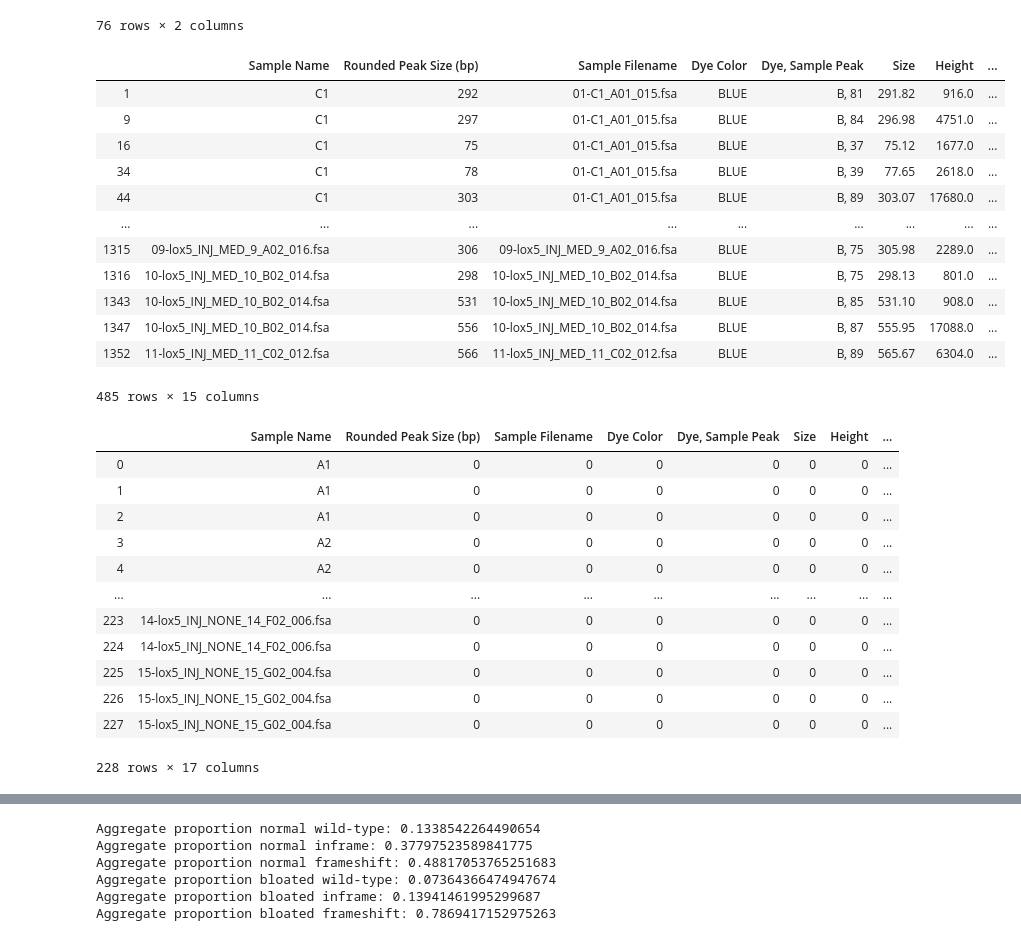
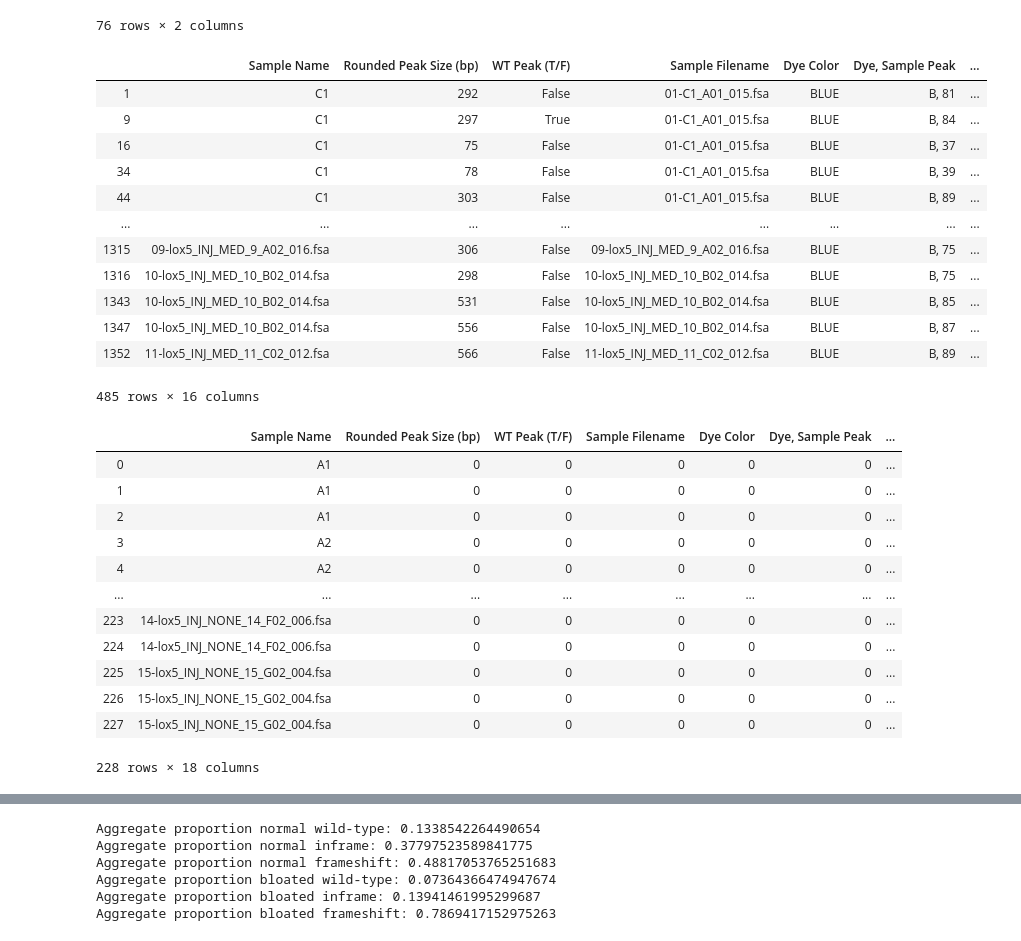
Before and after one commit to davetlee-home/GenoPy, a Jupyter notebook: GenoPy.ipynb, the cells around one changed output, grey strips where cells are left out. Drawn from its saved outputs; the diff is of its cells as text; code cells hidden in the pictures.

```diff
--- a/GenoPy.ipynb
+++ b/GenoPy.ipynb
@@ -99,43 +99,43 @@ all_exported_data.insert(1, "Rounded Peak Size (bp)", all_exported_data["Size"].
 # %%
 #Isolate peaks given set constraints on minimum peak height and minimum bp
 min_bp = 50
 min_height = 750
 
 all_exported_data = all_exported_data[all_exported_data["Rounded Peak Size (bp)"] >= min_bp]
 all_exported_data = all_exported_data[all_exported_data["Height"] >= min_height]
 
 # COMMENTED OUT IN THIS NOTEBOOK
-#wt_peak_bp_1 = 296
-#wt_peak_bp_2 = 297
+wt_peak_bp_1 = None
+wt_peak_bp_2 = 297
 
-#all_exported_data.insert(2, "WT Peak (T/F)", all_exported_data["Rounded Peak Size (bp)"].apply(lambda size : size in (wt_peak_bp_1, wt_peak_bp_2)))
+all_exported_data.insert(2, "WT Peak (T/F)", all_exported_data["Rounded Peak Size (bp)"].apply(lambda size : size in (wt_peak_bp_1, wt_peak_bp_2)))
 
 #spurious_peaks = all_exported_data
 #spurious_peaks.insert(0, "Spurious Peak", spurious_peaks["Rounded Peak Size (bp)"].apply(lambda size : size in (185, 223, 245, 246, 247)))
 #spurious_peaks.insert(0, "Spurious Peak", spurious_peaks["Rounded Peak Size (bp)"].apply(lambda size : size in (185, 223, 245, 246, 247)))
 
 #TODO: Cleanup for succintness
 #REMOVE SPURIOUS PEAKS (BP DETERMINED BY MANUAL REVIEW)
 all_exported_data = all_exported_data[all_exported_data["Rounded Peak Size (bp)"] != 195]
 all_exported_data = all_exported_data[all_exported_data["Rounded Peak Size (bp)"] != 223]
 all_exported_data = all_exported_data[all_exported_data["Rounded Peak Size (bp)"] != 245]
 all_exported_data = all_exported_data[all_exported_data["Rounded Peak Size (bp)"] != 246]
 all_exported_data = all_exported_data[all_exported_data["Rounded Peak Size (bp)"] != 247]
 all_exported_data
 # %% [output]
-|  | Sample Name | Rounded Peak Size (bp) | Sample Filename | Dye Color | Dye, Sample Peak | Size | Height | ... |
-| 1 | C1 | 292 | 01-C1_A01_015.fsa | BLUE | B, 81 | 291.82 | 916.0 | ... |
-| 9 | C1 | 297 | 01-C1_A01_015.fsa | BLUE | B, 84 | 296.98 | 4751.0 | ... |
-| 16 | C1 | 75 | 01-C1_A01_015.fsa | BLUE | B, 37 | 75.12 | 1677.0 | ... |
-| 34 | C1 | 78 | 01-C1_A01_015.fsa | BLUE | B, 39 | 77.65 | 2618.0 | ... |
-| 44 | C1 | 303 | 01-C1_A01_015.fsa | BLUE | B, 89 | 303.07 | 17680.0 | ... |
-| ... | ... | ... | ... | ... | ... | ... | ... | ... |
-| 1315 | 09-lox5_INJ_MED_9_A02_016.fsa | 306 | 09-lox5_INJ_MED_9_A02_016.fsa | BLUE | B, 75 | 305.98 | 2289.0 | ... |
-| 1316 | 10-lox5_INJ_MED_10_B02_014.fsa | 298 | 10-lox5_INJ_MED_10_B02_014.fsa | BLUE | B, 75 | 298.13 | 801.0 | ... |
-| 1343 | 10-lox5_INJ_MED_10_B02_014.fsa | 531 | 10-lox5_INJ_MED_10_B02_014.fsa | BLUE | B, 85 | 531.10 | 908.0 | ... |
-| 1347 | 10-lox5_INJ_MED_10_B02_014.fsa | 556 | 10-lox5_INJ_MED_10_B02_014.fsa | BLUE | B, 87 | 555.95 | 17088.0 | ... |
-| 1352 | 11-lox5_INJ_MED_11_C02_012.fsa | 566 | 11-lox5_INJ_MED_11_C02_012.fsa | BLUE | B, 89 | 565.67 | 6304.0 | ... |
+|  | Sample Name | Rounded Peak Size (bp) | WT Peak (T/F) | Sample Filename | Dye Color | Dye, Sample Peak | ... |
+| 1 | C1 | 292 | False | 01-C1_A01_015.fsa | BLUE | B, 81 | ... |
+| 9 | C1 | 297 | True | 01-C1_A01_015.fsa | BLUE | B, 84 | ... |
+| 16 | C1 | 75 | False | 01-C1_A01_015.fsa | BLUE | B, 37 | ... |
+| 34 | C1 | 78 | False | 01-C1_A01_015.fsa | BLUE | B, 39 | ... |
+| 44 | C1 | 303 | False | 01-C1_A01_015.fsa | BLUE | B, 89 | ... |
+| ... | ... | ... | ... | ... | ... | ... | ... |
+| 1315 | 09-lox5_INJ_MED_9_A02_016.fsa | 306 | False | 09-lox5_INJ_MED_9_A02_016.fsa | BLUE | B, 75 | ... |
+| 1316 | 10-lox5_INJ_MED_10_B02_014.fsa | 298 | False | 10-lox5_INJ_MED_10_B02_014.fsa | BLUE | B, 75 | ... |
+| 1343 | 10-lox5_INJ_MED_10_B02_014.fsa | 531 | False | 10-lox5_INJ_MED_10_B02_014.fsa | BLUE | B, 85 | ... |
+| 1347 | 10-lox5_INJ_MED_10_B02_014.fsa | 556 | False | 10-lox5_INJ_MED_10_B02_014.fsa | BLUE | B, 87 | ... |
+| 1352 | 11-lox5_INJ_MED_11_C02_012.fsa | 566 | False | 11-lox5_INJ_MED_11_C02_012.fsa | BLUE | B, 89 | ... |
-485 rows × 15 columns
+485 rows × 16 columns
 # %%
 # CREATE A DATAFRAME OF ALL 0'S FOR APPENDING TO ACTUAL DATA TO ENSURE GROUPY PRESERVES ALL THREE ALLELE TYPES
 
@@ -152,19 +152,19 @@ for idx in np.arange(0, 3):
 zero_filler_data = zero_filler_data.merge(batch_0AC_phenotype_metadata, left_on = "Sample Name", right_on = "Sample Name")
 zero_filler_data
 # %% [output]
-|  | Sample Name | Rounded Peak Size (bp) | Sample Filename | Dye Color | Dye, Sample Peak | Size | Height | ... |
-| 0 | A1 | 0 | 0 | 0 | 0 | 0 | 0 | ... |
-| 1 | A1 | 0 | 0 | 0 | 0 | 0 | 0 | ... |
-| 2 | A1 | 0 | 0 | 0 | 0 | 0 | 0 | ... |
-| 3 | A2 | 0 | 0 | 0 | 0 | 0 | 0 | ... |
-| 4 | A2 | 0 | 0 | 0 | 0 | 0 | 0 | ... |
-| ... | ... | ... | ... | ... | ... | ... | ... | ... |
-| 223 | 14-lox5_INJ_NONE_14_F02_006.fsa | 0 | 0 | 0 | 0 | 0 | 0 | ... |
-| 224 | 14-lox5_INJ_NONE_14_F02_006.fsa | 0 | 0 | 0 | 0 | 0 | 0 | ... |
-| 225 | 15-lox5_INJ_NONE_15_G02_004.fsa | 0 | 0 | 0 | 0 | 0 | 0 | ... |
-| 226 | 15-lox5_INJ_NONE_15_G02_004.fsa | 0 | 0 | 0 | 0 | 0 | 0 | ... |
-| 227 | 15-lox5_INJ_NONE_15_G02_004.fsa | 0 | 0 | 0 | 0 | 0 | 0 | ... |
+|  | Sample Name | Rounded Peak Size (bp) | WT Peak (T/F) | Sample Filename | Dye Color | Dye, Sample Peak | ... |
+| 0 | A1 | 0 | 0 | 0 | 0 | 0 | ... |
+| 1 | A1 | 0 | 0 | 0 | 0 | 0 | ... |
+| 2 | A1 | 0 | 0 | 0 | 0 | 0 | ... |
+| 3 | A2 | 0 | 0 | 0 | 0 | 0 | ... |
+| 4 | A2 | 0 | 0 | 0 | 0 | 0 | ... |
+| ... | ... | ... | ... | ... | ... | ... | ... |
+| 223 | 14-lox5_INJ_NONE_14_F02_006.fsa | 0 | 0 | 0 | 0 | 0 | ... |
+| 224 | 14-lox5_INJ_NONE_14_F02_006.fsa | 0 | 0 | 0 | 0 | 0 | ... |
+| 225 | 15-lox5_INJ_NONE_15_G02_004.fsa | 0 | 0 | 0 | 0 | 0 | ... |
+| 226 | 15-lox5_INJ_NONE_15_G02_004.fsa | 0 | 0 | 0 | 0 | 0 | ... |
+| 227 | 15-lox5_INJ_NONE_15_G02_004.fsa | 0 | 0 | 0 | 0 | 0 | ... |
-228 rows × 17 columns
+228 rows × 18 columns
 # %%
 ### LABELS EACH READ WITH CORRESPONDING INDIVIDUAL PHENOTYPE BASED ON METADATA ###
 all_exported_data = all_exported_data.merge(batch_0AC_phenotype_metadata, left_on = "Sample Name", right_on = "Sample Name")
```
Also changed, not shown: parts of 7 cells of this notebook.
